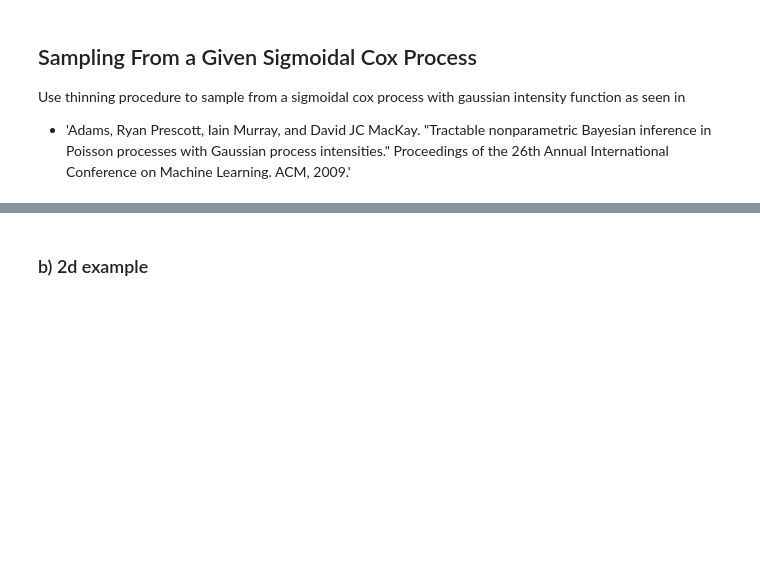
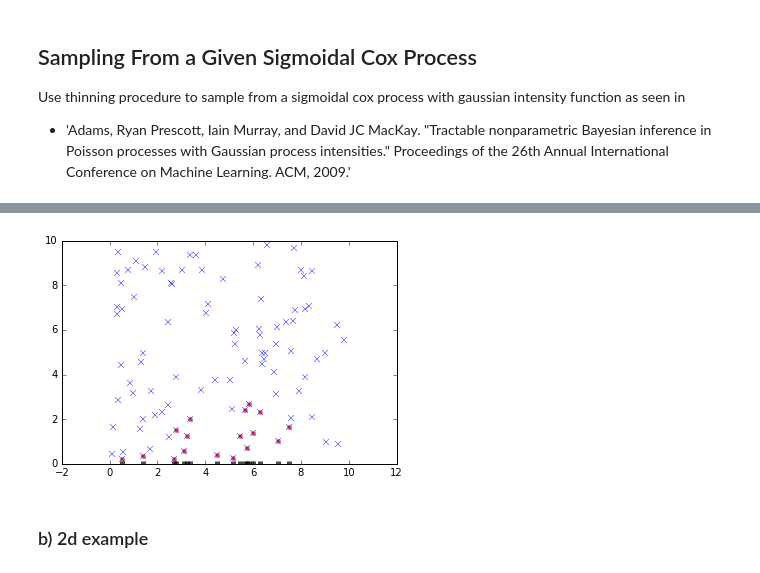
Before and after one commit to maxkohlbrenner/pmai-vi-gpmpp, a Jupyter notebook: sigmoidal_cox_process_sampling.ipynb, the cells around one changed output, grey strips where cells are left out. Drawn from its saved outputs; the diff is of its cells as text; code cells hidden in the pictures; blank space fills up the shorter version.

```diff
--- a/sigmoidal_cox_process_sampling.ipynb
+++ b/sigmoidal_cox_process_sampling.ipynb
@@ -69,3 +103,21 @@ plt.show()
+# %%
+upper_bound = 10
+space_lims  = [[0,10]]
+
+accepted_samples, accepted_samples_R, all_samples, R = get_scp_samples(gp_sample_rate_function, np.array([[0,10]]), upper_bound = upper_bound)
+# X = np.linspace(space_lims[0,0], space_lims[0,1], 101)
+#y =
+
+# plt.plot(X, y, alpha=.7)
+plt.plot(all_samples, R , 'x', mew=.4)
+plt.plot(accepted_samples, np.zeros(accepted_samples.shape[0]), 'k|', mew=5, alpha=.7)
+
+plt.scatter(accepted_samples, accepted_samples_R, c='r', alpha=.7, linewidth=0.1)
+
+plt.ylim(0, upper_bound)
+plt.show()
+# %% [output]
+[figure, added]
 # %% [markdown]
 ### b) 2d example
 # %%
```
Also changed, not shown: parts of 7 cells of this notebook.
